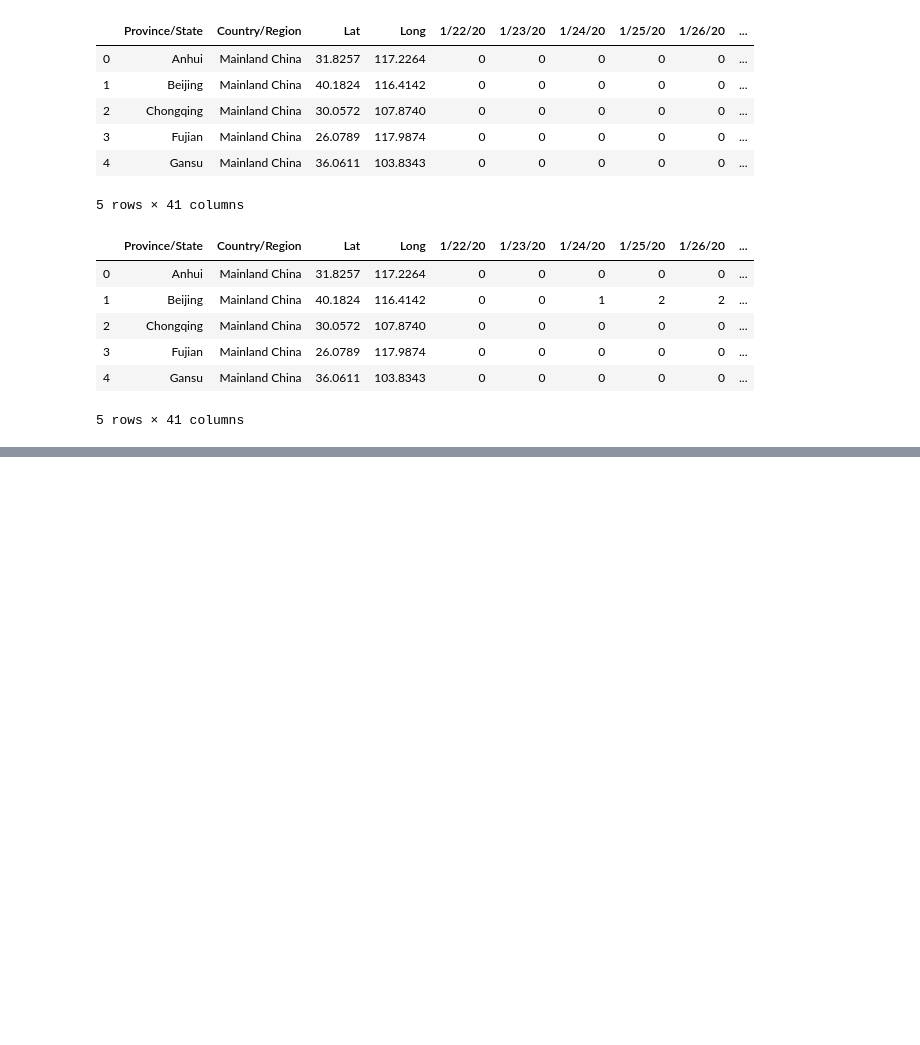
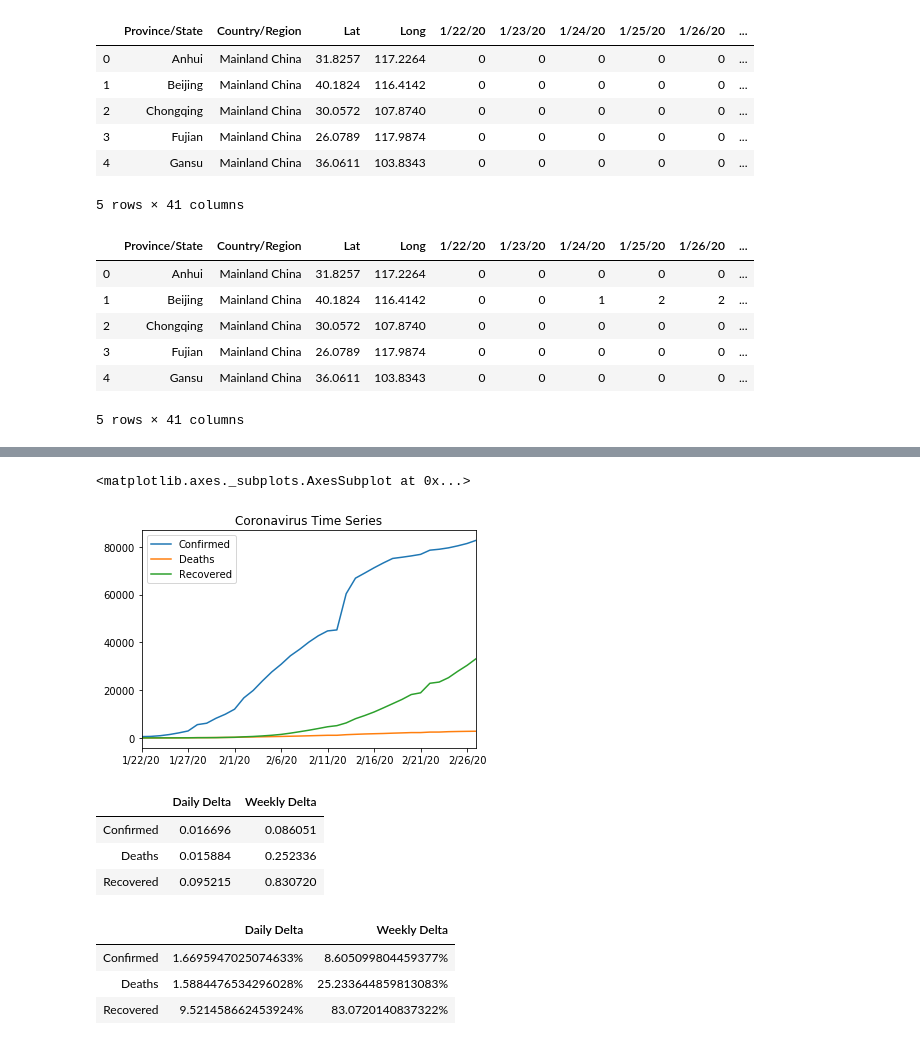
Before and after one commit to IshmaelObeso/Coronavirus-Data-Analysis, a Jupyter notebook: Data-Analysis-Time-Series.ipynb, the cells around one changed output, grey strips where cells are left out. Drawn from its saved outputs; the diff is of its cells as text; code cells hidden in the pictures; blank space fills up the shorter version.

Commit message:
Added Time-Series Analysis, including daily and weekly deltas

```diff
--- a/Data-Analysis-Time-Series.ipynb
+++ b/Data-Analysis-Time-Series.ipynb
@@ -35,3 +35,8 @@ recovery.head()
 | 3 | Fujian | Mainland China | 26.0789 | 117.9874 | 0 | 0 | 0 | 0 | 0 | ... |
 | 4 | Gansu | Mainland China | 36.0611 | 103.8343 | 0 | 0 | 0 | 0 | 0 | ... |
 5 rows × 41 columns
+# %%
+# data cleanup
+confirmed = confirmed.drop(['Province/State','Lat', 'Long'], axis=1)
+deaths = deaths.drop(['Province/State','Lat', 'Long'], axis=1)
+recovery = recovery.drop(['Province/State','Lat', 'Long'], axis=1)
@@ -37,0 +53,18 @@ recovery.head()
+# %%
+# group data by country
+confirmed_groupby_country = confirmed.groupby(confirmed['Country/Region']).sum()
+deaths_groupby_country = deaths.groupby(deaths['Country/Region']).sum()
+recovery_groupby_country = recovery.groupby(recovery['Country/Region']).sum()
+
+# aggregate data
+aggregate_confirmed = confirmed_groupby_country.sum()
+aggregate_deaths = deaths_groupby_country.sum()
+aggregate_recovery = recovery_groupby_country.sum()
+# %%
+# plot aggregate data
+ax = aggregate_confirmed.plot(legend=True, title='Coronavirus Time Series', label='Confirmed')
+aggregate_deaths.plot(ax=ax, legend=True, label='Deaths')
+aggregate_recovery.plot(ax=ax, legend=True, label='Recovered')
+# %% [output]
+<matplotlib.axes._subplots.AxesSubplot at 0x...>
+[figure, added]
@@ -37,0 +81,20 @@ recovery.head()
+# %%
+# create deltas dataframe
+deltas = {'Daily Delta': [confirmed_daily_delta, deaths_daily_delta, recovery_daily_delta],
+          'Weekly Delta': [confirmed_weekly_delta, deaths_weekly_delta, recovery_weekly_delta]}
+delta_df = pd.DataFrame(data=deltas, index=['Confirmed', 'Deaths', 'Recovered'])
+delta_df
+# %% [output]
+|  | Daily Delta | Weekly Delta |
+| Confirmed | 0.016696 | 0.086051 |
+| Deaths | 0.015884 | 0.252336 |
+| Recovered | 0.095215 | 0.830720 |
+# %%
+# convert to percentage for easy understanding
+delta_df_percent = (delta_df * 100).astype(str) + '%'
+delta_df_percent
+# %% [output]
+|  | Daily Delta | Weekly Delta |
+| Confirmed | 1.6695947025074633% | 8.605099804459377% |
+| Deaths | 1.5884476534296028% | 25.233644859813083% |
+| Recovered | 9.521458662453924% | 83.0720140837322% |
```
Also changed, not shown: parts of 2 cells of this notebook.
